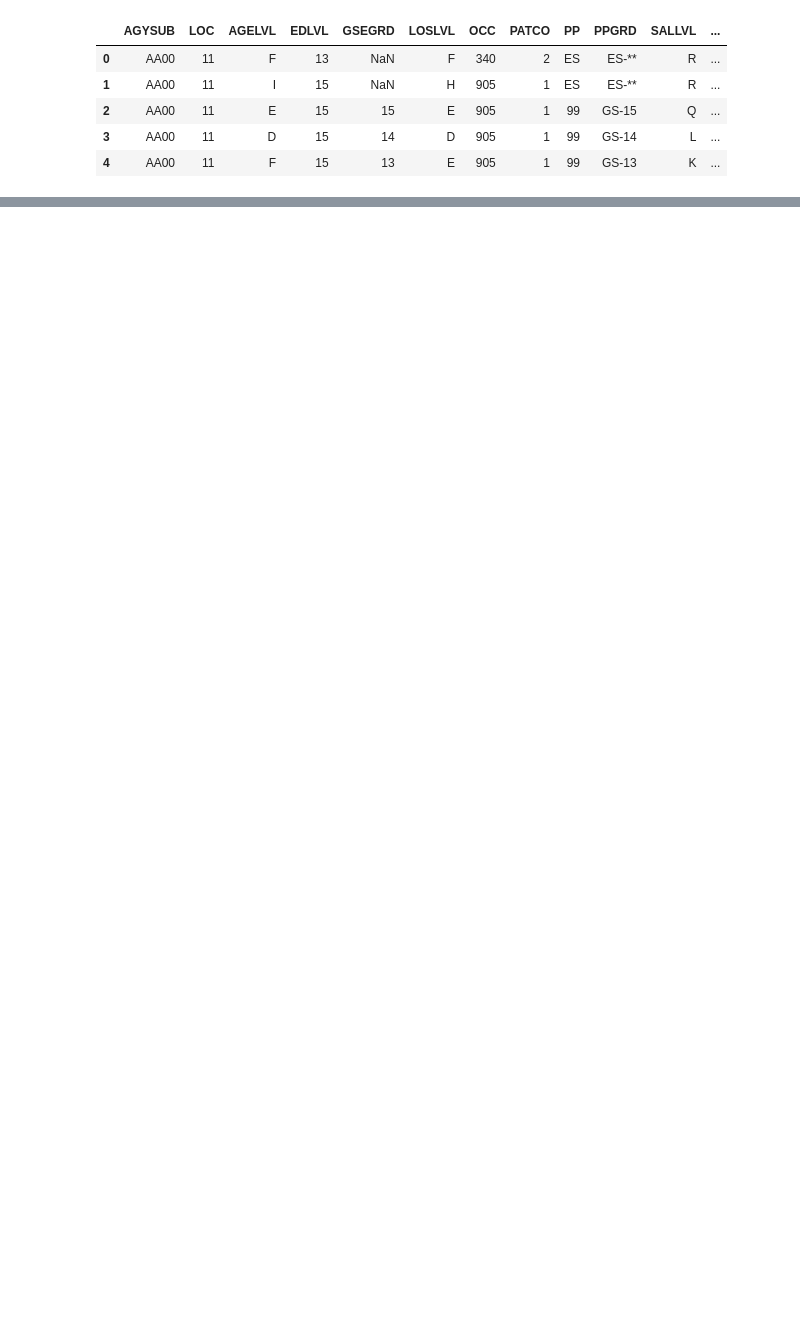
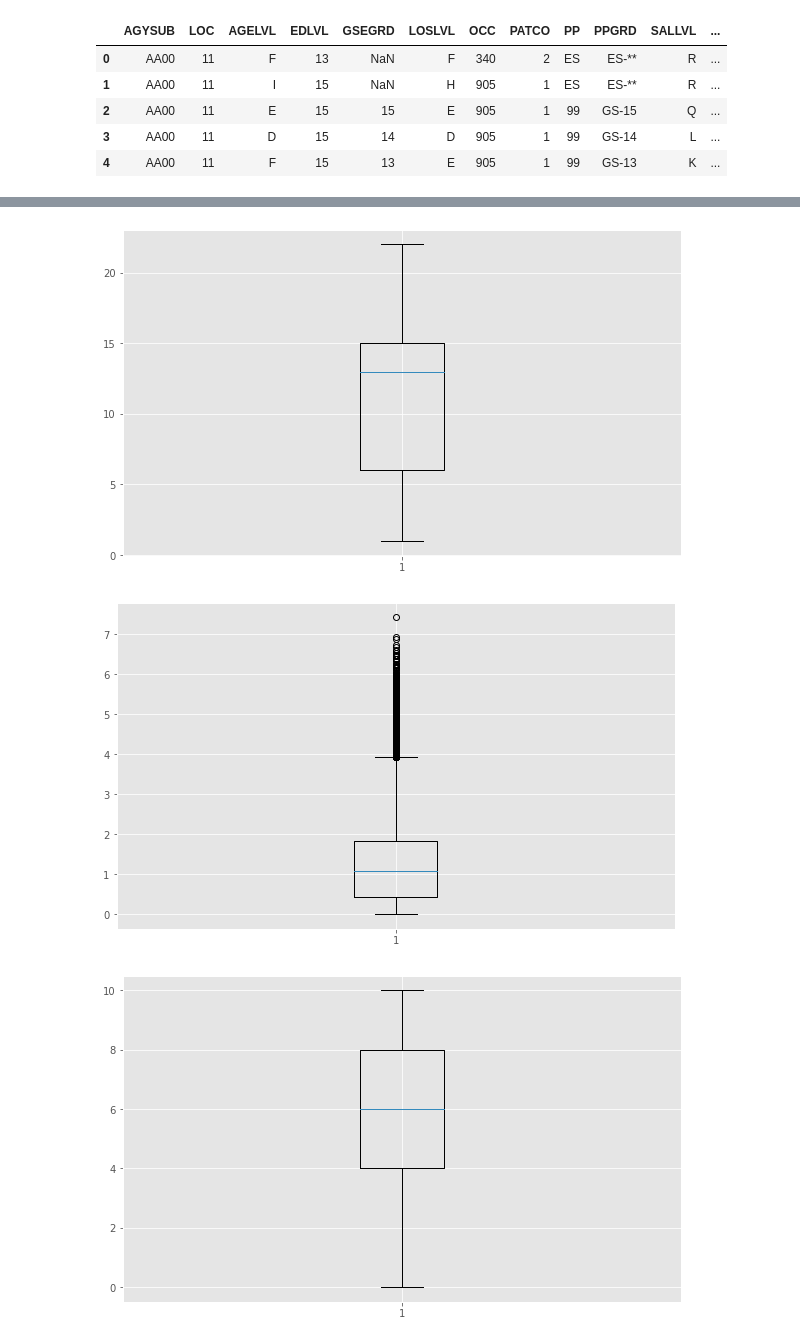
Before and after one commit to EliottSimon17/DataMadness, a Jupyter notebook: dataMadness.ipynb, the cells around one changed output, grey strips where cells are left out. Drawn from its saved outputs; the diff is of its cells as text; code cells hidden in the pictures; blank space fills up the shorter version.

```diff
--- a/dataMadness.ipynb
+++ b/dataMadness.ipynb
@@ -64,0 +113,13 @@ print(cleaned)
+# %%
+plt.boxplot(x=cleaned["EducationLevel"])
+plt.show()
+
+plt.boxplot(x=cleaned["TimeSpent"])
+plt.show()
+
+plt.boxplot(x=cleaned["Age"])
+plt.show()
+# %% [output]
+[figure, added]
+[figure, added]
+[figure, added]
```
Also changed, not shown: parts of 7 cells of this notebook.
